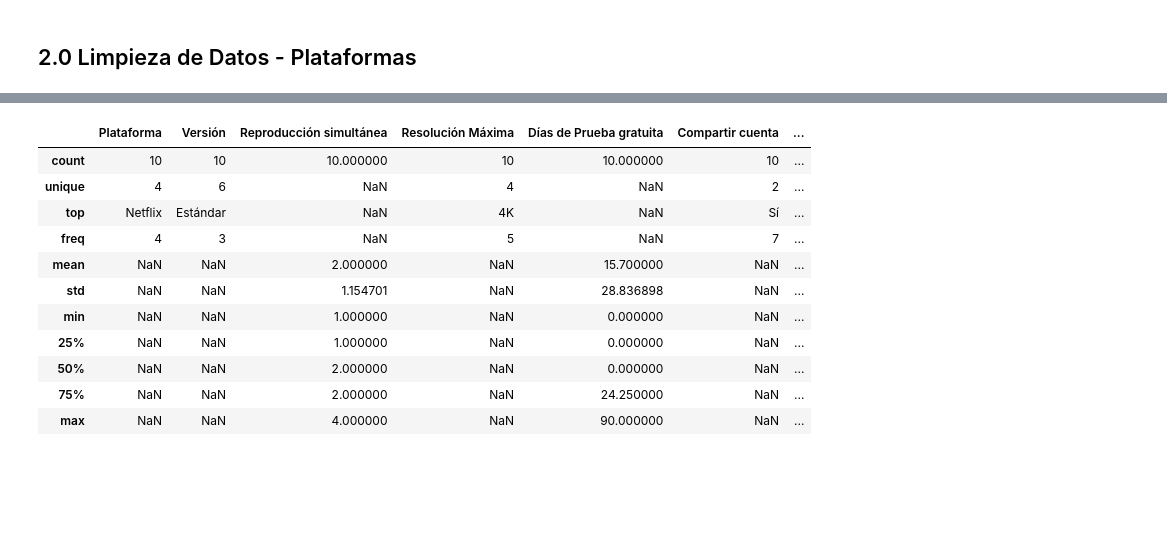
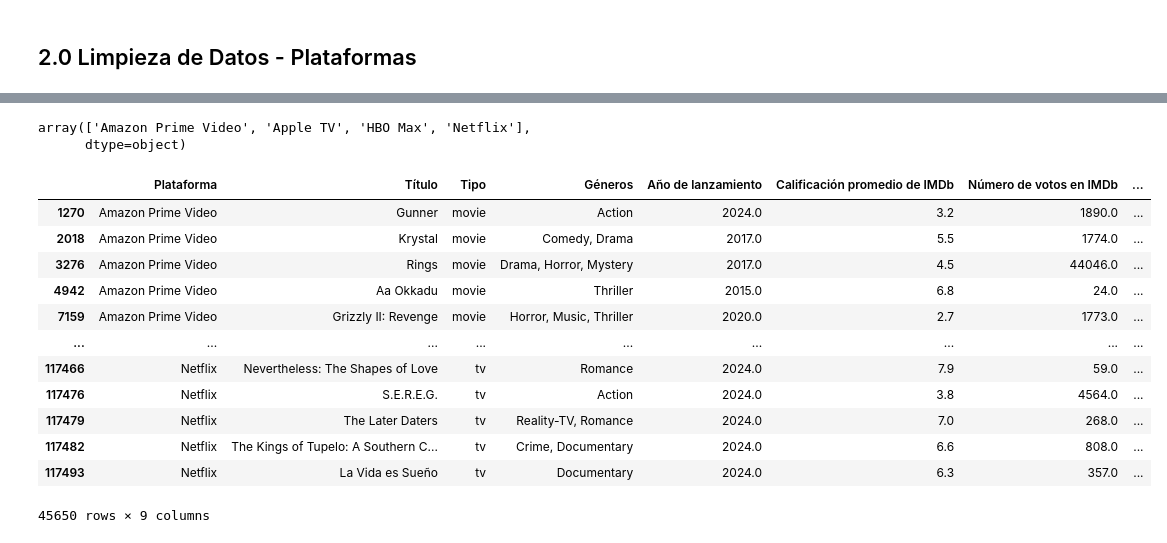
Before and after one commit to Sergio050799/Streaming_Data_Exploration, a Jupyter notebook: notebooks/02_Data_Cleaning.ipynb, the cells around one changed output, grey strips where cells are left out. Cells and saved outputs as stored; diff of their text form; code cells hidden in the pictures; blank space fills up the shorter version.

```diff
--- a/notebooks/02_Data_Cleaning.ipynb
+++ b/notebooks/02_Data_Cleaning.ipynb
@@ -170,15 +76,8 @@ prices_data
-# %%
-prices_data.describe(include='all')
-# %% [output]
-|  | Plataforma | Versión | Reproducción simultánea | Resolución Máxima | Días de Prueba gratuita | Compartir cuenta | ... |
-| count | 10 | 10 | 10.000000 | 10 | 10.000000 | 10 | ... |
-| unique | 4 | 6 | NaN | 4 | NaN | 2 | ... |
-| top | Netflix | Estándar | NaN | 4K | NaN | Sí | ... |
-| freq | 4 | 3 | NaN | 5 | NaN | 7 | ... |
-| mean | NaN | NaN | 2.000000 | NaN | 15.700000 | NaN | ... |
-| std | NaN | NaN | 1.154701 | NaN | 28.836898 | NaN | ... |
-| min | NaN | NaN | 1.000000 | NaN | 0.000000 | NaN | ... |
-| 25% | NaN | NaN | 1.000000 | NaN | 0.000000 | NaN | ... |
-| 50% | NaN | NaN | 2.000000 | NaN | 0.000000 | NaN | ... |
-| 75% | NaN | NaN | 2.000000 | NaN | 24.250000 | NaN | ... |
-| max | NaN | NaN | 4.000000 | NaN | 90.000000 | NaN | ... |
+# %%
+#paises_unicos = toda_data_0['Países disponibles'].unique()
+#paises_unicos
+
+toda_data_0['Plataforma'].unique()
+# %% [output]
+array(['Amazon Prime Video', 'Apple TV', 'HBO Max', 'Netflix'],
+      dtype=object)
@@ -184,0 +129,46 @@ prices_data.describe(include='all')
+# %%
+# Paso 1: Eliminar las filas donde falta el título
+Toda_Data_Limpia = toda_data_0.dropna(subset=["Título"])
+
+# Paso 2: Eliminar títulos repetidos
+Toda_Data_Limpia = Toda_Data_Limpia.drop_duplicates(subset=["Título"])
+
+# Paso 3: Eliminar las filas donde falta el género
+Toda_Data_Limpia = Toda_Data_Limpia.dropna(subset=["Géneros"])
+
+# Paso 4: Eliminar la columna "ID de IMDb"
+Toda_Data_Limpia = Toda_Data_Limpia.drop(columns=["ID de IMDb"], errors="ignore")
+
+# Paso 5: Eliminar los datos de "Año de lanzamiento" posteriores a 2024 y anteriores a 2015
+Toda_Data_Limpia = Toda_Data_Limpia[
+    (Toda_Data_Limpia["Año de lanzamiento"] <= 2024) &
+    (Toda_Data_Limpia["Año de lanzamiento"] >= 2015)
+]
+
+# Paso 6: Rellenar valores nulos en "Calificación promedio de IMDb" y "Número de votos en IMDb"
+Toda_Data_Limpia["Calificación promedio de IMDb"] = Toda_Data_Limpia["Calificación promedio de IMDb"].fillna(
+    Toda_Data_Limpia["Calificación promedio de IMDb"].median()
+)
+Toda_Data_Limpia["Número de votos en IMDb"] = Toda_Data_Limpia["Número de votos en IMDb"].fillna(
+    Toda_Data_Limpia["Número de votos en IMDb"].median()
+)
+
+# Guardar el archivo limpiado
+output_path = '../data/processed/Toda_Data_Limpia.csv'
+Toda_Data_Limpia.to_csv(output_path, index=False)
+
+Toda_Data_Limpia
+# %% [output]
+|  | Plataforma | Título | Tipo | Géneros | Año de lanzamiento | Calificación promedio de IMDb | Número de votos en IMDb | ... |
+| 1270 | Amazon Prime Video | Gunner | movie | Action | 2024.0 | 3.2 | 1890.0 | ... |
+| 2018 | Amazon Prime Video | Krystal | movie | Comedy, Drama | 2017.0 | 5.5 | 1774.0 | ... |
+| 3276 | Amazon Prime Video | Rings | movie | Drama, Horror, Mystery | 2017.0 | 4.5 | 44046.0 | ... |
+| 4942 | Amazon Prime Video | Aa Okkadu | movie | Thriller | 2015.0 | 6.8 | 24.0 | ... |
+| 7159 | Amazon Prime Video | Grizzly II: Revenge | movie | Horror, Music, Thriller | 2020.0 | 2.7 | 1773.0 | ... |
+| ... | ... | ... | ... | ... | ... | ... | ... | ... |
+| 117466 | Netflix | Nevertheless: The Shapes of Love | tv | Romance | 2024.0 | 7.9 | 59.0 | ... |
+| 117476 | Netflix | S.E.R.E.G. | tv | Action | 2024.0 | 3.8 | 4564.0 | ... |
+| 117479 | Netflix | The Later Daters | tv | Reality-TV, Romance | 2024.0 | 7.0 | 268.0 | ... |
+| 117482 | Netflix | The Kings of Tupelo: A Southern C... | tv | Crime, Documentary | 2024.0 | 6.6 | 808.0 | ... |
+| 117493 | Netflix | La Vida es Sueño | tv | Documentary | 2024.0 | 6.3 | 357.0 | ... |
+45650 rows × 9 columns
```
Also changed, not shown: parts of 27 cells of this notebook, 11 other files.
